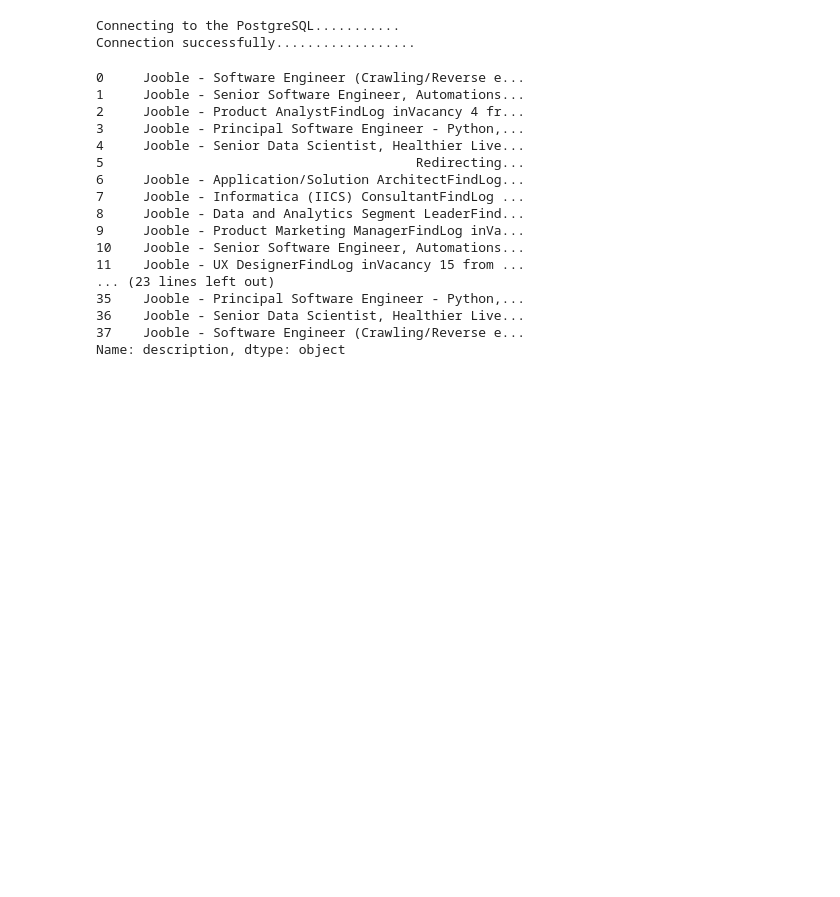
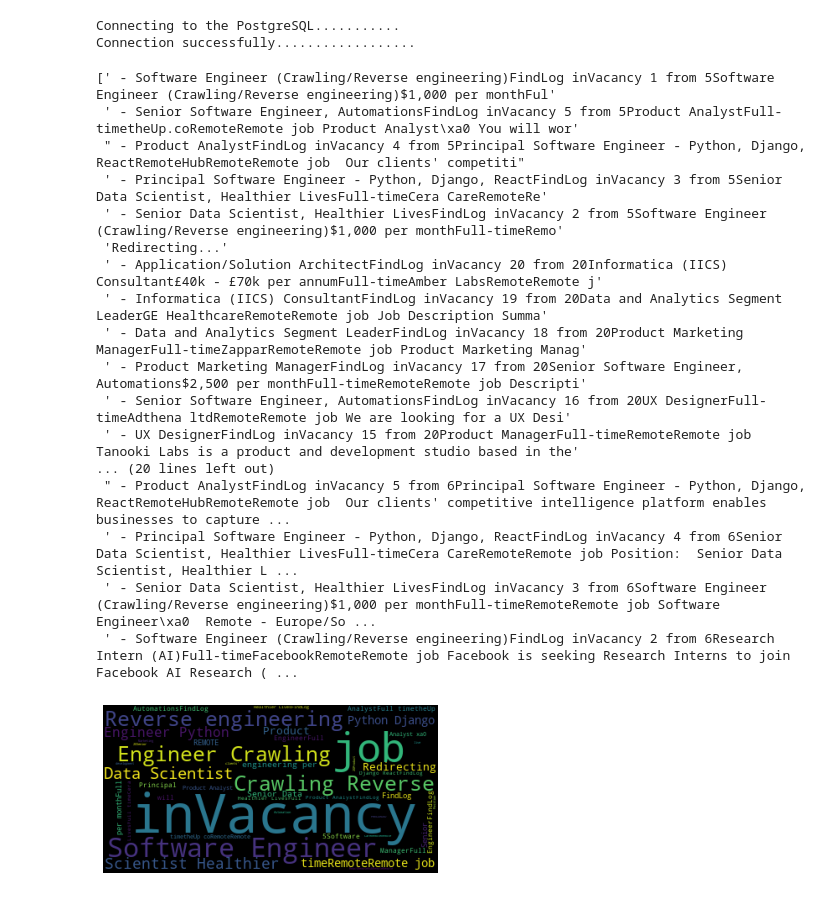
Before and after one commit to RGGH/Scrapy19, a Jupyter notebook: Pandas/Pandas_Postgres_jobs.ipynb, the cells around one changed output. Drawn from its saved outputs; the diff is of its cells as text; code cells hidden in the pictures; blank space fills up the shorter version.

```diff
--- a/Pandas/Pandas_Postgres_jobs.ipynb
+++ b/Pandas/Pandas_Postgres_jobs.ipynb
@@ -57,22 +57,37 @@ col_names = ['url','description']
 
 df = postgresql_to_dataframe(conn, sql, col_names)
 
-df['description']
+jd = df
-# %% [output]
-0     Jooble - Software Engineer (Crawling/Reverse e...
-1     Jooble - Senior Software Engineer, Automations...
-2     Jooble - Product AnalystFindLog inVacancy 4 fr...
-3     Jooble - Principal Software Engineer - Python,...
-4     Jooble - Senior Data Scientist, Healthier Live...
-5                                        Redirecting...
-6     Jooble - Application/Solution ArchitectFindLog...
-7     Jooble - Informatica (IICS) ConsultantFindLog ...
-8     Jooble - Data and Analytics Segment LeaderFind...
-9     Jooble - Product Marketing ManagerFindLog inVa...
-10    Jooble - Senior Software Engineer, Automations...
-11    Jooble - UX DesignerFindLog inVacancy 15 from ...
-... (23 lines left out)
-35    Jooble - Principal Software Engineer - Python,...
-36    Jooble - Senior Data Scientist, Healthier Live...
-37    Jooble - Software Engineer (Crawling/Reverse e...
-Name: description, dtype: object
+# %%
+test_list = ['Jooble', 'Vacancy', 'Jobs', 'jobs', 'Engineer']
+
+
+df['description'] = df['description'].apply(lambda x: x.replace("Jooble",""))
+
+text = df['description'].values
+
+print(text)
+wordcloud = WordCloud().generate(str(text))
+
+plt.imshow(wordcloud)
+plt.axis("off")
+plt.show()
+# %% [output]
+[' - Software Engineer (Crawling/Reverse engineering)FindLog inVacancy 1 from 5Software Engineer (Crawling/Reverse engineering)$1,000 per monthFul'
+ ' - Senior Software Engineer, AutomationsFindLog inVacancy 5 from 5Product AnalystFull-timetheUp.coRemoteRemote job Product Analyst\xa0 You will wor'
+ " - Product AnalystFindLog inVacancy 4 from 5Principal Software Engineer - Python, Django, ReactRemoteHubRemoteRemote job  Our clients' competiti"
+ ' - Principal Software Engineer - Python, Django, ReactFindLog inVacancy 3 from 5Senior Data Scientist, Healthier LivesFull-timeCera CareRemoteRe'
+ ' - Senior Data Scientist, Healthier LivesFindLog inVacancy 2 from 5Software Engineer (Crawling/Reverse engineering)$1,000 per monthFull-timeRemo'
+ 'Redirecting...'
+ ' - Application/Solution ArchitectFindLog inVacancy 20 from 20Informatica (IICS) Consultant£40k - £70k per annumFull-timeAmber LabsRemoteRemote j'
+ ' - Informatica (IICS) ConsultantFindLog inVacancy 19 from 20Data and Analytics Segment LeaderGE HealthcareRemoteRemote job Job Description Summa'
+ ' - Data and Analytics Segment LeaderFindLog inVacancy 18 from 20Product Marketing ManagerFull-timeZapparRemoteRemote job Product Marketing Manag'
+ ' - Product Marketing ManagerFindLog inVacancy 17 from 20Senior Software Engineer, Automations$2,500 per monthFull-timeRemoteRemote job Descripti'
+ ' - Senior Software Engineer, AutomationsFindLog inVacancy 16 from 20UX DesignerFull-timeAdthena ltdRemoteRemote job We are looking for a UX Desi'
+ ' - UX DesignerFindLog inVacancy 15 from 20Product ManagerFull-timeRemoteRemote job Tanooki Labs is a product and development studio based in the'
+... (20 lines left out)
+ " - Product AnalystFindLog inVacancy 5 from 6Principal Software Engineer - Python, Django, ReactRemoteHubRemoteRemote job  Our clients' competitive intelligence platform enables businesses to capture ...
+ ' - Principal Software Engineer - Python, Django, ReactFindLog inVacancy 4 from 6Senior Data Scientist, Healthier LivesFull-timeCera CareRemoteRemote job Position:  Senior Data Scientist, Healthier L ...
+ ' - Senior Data Scientist, Healthier LivesFindLog inVacancy 3 from 6Software Engineer (Crawling/Reverse engineering)$1,000 per monthFull-timeRemoteRemote job Software Engineer\xa0  Remote - Europe/So ...
+ ' - Software Engineer (Crawling/Reverse engineering)FindLog inVacancy 2 from 6Research Intern (AI)Full-timeFacebookRemoteRemote job Facebook is seeking Research Interns to join Facebook AI Research ( ...
+[figure, added]
```
